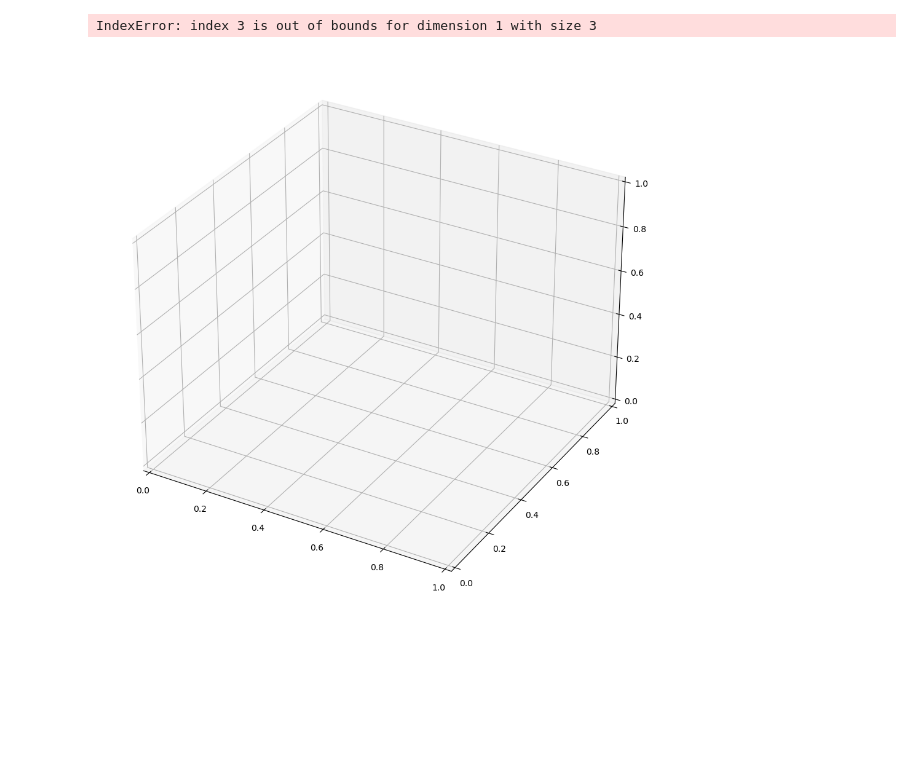
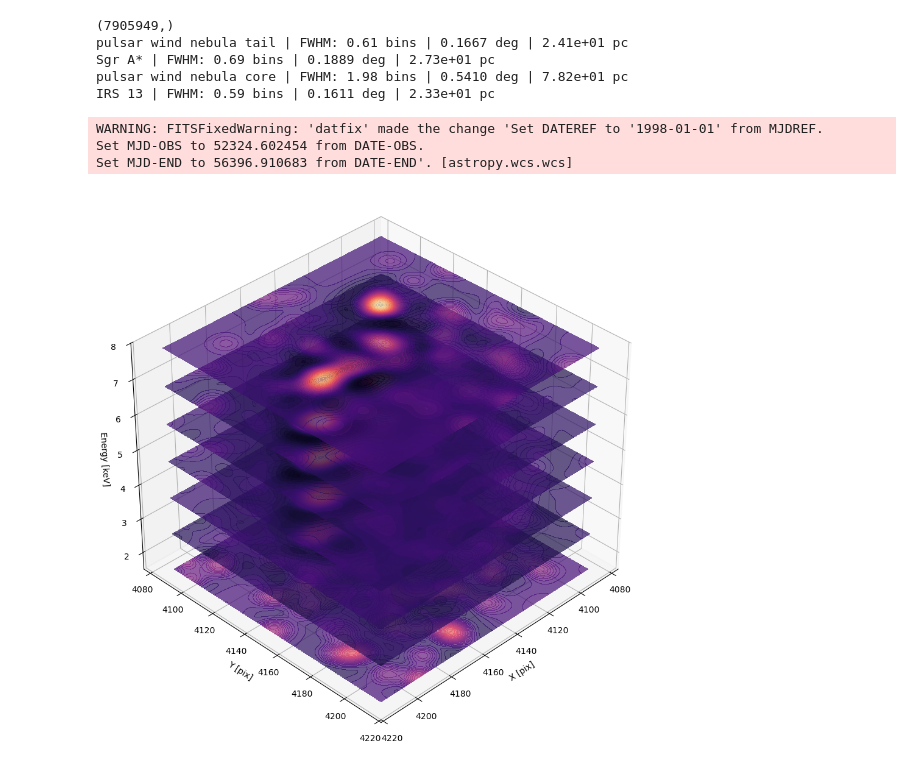
Before and after one commit to star-skelly/dogs_source_separation, a Jupyter notebook: scientific_analysis.ipynb, the cells around one changed output. Drawn from its saved outputs; the diff is of its cells as text; code cells hidden in the pictures; blank space fills up the shorter version.

Commit message:
physical coords conversion v1 (seems wrong)

```diff
--- a/scientific_analysis.ipynb
+++ b/scientific_analysis.ipynb
@@ -176,13 +176,14 @@ def energy_of_contour_ring(contour_collection, data, lvl: int, separated=True):
 def energy_density_ring(contour_collection, data, lvl: int, separated=True):
     return energy_of_contour_ring(contour_collection, data, lvl, separated) / area_of_contour_ring(contour_collection, lvl)
 # %%
-fig, (ax1, ax2) = plt.subplots(1, 2, figsize=(16, 7))
+fig, (ax1, ax2) = plt.subplots(1, 2, figsize=(14, 6))
 h2d = ax1.hist2d(subset['x'], subset['y'], bins=(BINX, BINY),
                  weights=subset['energy'],
                  cmap='plasma', norm=LogNorm())
-ax1.set_title('Global Spatial Distribution & Fitted Contours')
+#ax1.set_title('Global Spatial Distribution & Fitted Contours')
 ax1.set_axis_off()
-ax2.set_title('Radial Energy Density Profiles')
+ax1.set_title('Spatial Contouring')
+ax2.set_title('Radial Energy Density')
 ax2.set_xlabel('Contour Level')
 ax2.set_ylabel('Energy Density along Gaussian Annulus (log)')
 ax2.invert_xaxis()
@@ -201,6 +202,7 @@ for obj, cont in enumerate(contours):
     #plt.plot([energy_of_contour_ring(cont, split_sources[obj], i) for i in range(cont_lvls)], '--')
 
 plt.grid(linestyle='--', which='both')
+plt.tight_layout(w_pad=2, rect=[0.0, 0.0, 0.9, 0.9])
 plt.legend()
 plt.yscale('log')
 for i, a in enumerate(areas):
@@ -248,6 +250,8 @@ def plot_all_profiles(split_sources, contours, centers, std_devs, num_bins=15):
     if num_sources == 1:
         axes = [axes]
 
+    tot_cont_densities = []
+    tot_cont_radii = []
     for i in range(num_sources):
         ax = axes[i]
         table = split_sources[i]
@@ -290,7 +294,8 @@ def plot_all_profiles(split_sources, contours, centers, std_devs, num_bins=15):
             cont_radii.append(r_eq)
             cont_densities.append(e_ring / a_ring)
             cont_unsep_densities.append(e_ring_unseparated / a_ring)
-
+        tot_cont_densities.append(cont_densities)
+        tot_cont_radii.append(cont_radii)
 
         ax.plot(bin_centers, circ_densities, label='Separated (Circular)', alpha=0.6, lw=2, color='red', linestyle='dashed')
         ax.plot(cont_radii, cont_unsep_densities, color='purple', label=f'Unseparated (Contour)', linestyle='dashed', alpha=0.6)
@@ -308,7 +313,8 @@ def plot_all_profiles(split_sources, contours, centers, std_devs, num_bins=15):
 
     plt.tight_layout()
     plt.savefig('output/profile_comparison.png')
+    return tot_cont_radii, tot_cont_densities
 
 # To run:
-plot_all_profiles(split_sources, contours, centers, std_dev)
+contr, conte = plot_all_profiles(split_sources, contours, centers, std_dev)
 # %% [output]
@@ -316,3 +353,36 @@ plot_all_profiles(split_sources, contours, centers, std_dev)
+# %%
+from astropy.wcs.utils import proj_plane_pixel_scales
+from astropy.wcs import WCS
+from astropy.io import fits
+f = fits.open('acisi_merged.fits')
+print(fits.getdata('acisi_merged.fits').shape)
+
+w = WCS(f[1].header)
+
+# work in x-scale for now
+scales = proj_plane_pixel_scales(w)
+bin_size_x = (XMAX - XMIN) / (BINX)
+deg_per_pixel = scales[0]
+
+distance_pc = 8277 # pc ±9 to Sgr A*
+
+for i, fwhm_bins in enumerate(fwhms):
+    angular_width_deg = fwhm_bins * bin_size_x / deg_per_pixel
+    angular_width_rad = np.deg2rad(angular_width_deg)
+
+    # Physical width in ly
+    physical_width_pc = distance_pc * angular_width_rad
+
+    print(f"{objs[i]} | FWHM: {fwhm_bins:.2f} bins | {angular_width_deg:.4f} deg | {physical_width_pc:.2e} pc")
+# %% [output]
+(7905949,)
+pulsar wind nebula tail | FWHM: 0.61 bins | 0.1667 deg | 2.41e+01 pc
+Sgr A* | FWHM: 0.69 bins | 0.1889 deg | 2.73e+01 pc
+pulsar wind nebula core | FWHM: 1.98 bins | 0.5410 deg | 7.82e+01 pc
+IRS 13 | FWHM: 0.59 bins | 0.1611 deg | 2.33e+01 pc
+WARNING: FITSFixedWarning: 'datfix' made the change 'Set DATEREF to '1998-01-01' from MJDREF.
+Set MJD-OBS to 52324.602454 from DATE-OBS.
+Set MJD-END to 56396.910683 from DATE-END'. [astropy.wcs.wcs]
 # %%
 total_bands = cube.shape[0]
 energy_values = np.linspace(EMIN, EMAX, total_bands) / 1e3
@@ -320,36 +390,35 @@ skip = max(1, cube.shape[2] // BINX)
 original_res = cube.shape[2]
 x_coords = np.arange(XMIN, XMIN + original_res, skip)
 y_coords = np.arange(YMIN, YMIN + cube.shape[3], skip)
 X, Y = np.meshgrid(x_coords, y_coords)
 
 fig = plt.figure(figsize=(12, 9), constrained_layout=True)
 ax = fig.add_subplot(111, projection='3d')
 
 step = 8
 for i in range(0, total_bands, step):
     actual_energy = energy_values[i]  # Get the physical energy value
-    slice_data = cube[i, 3]
+    slice_data = cube[i, 2]
 
     ax.contourf(X, Y, slice_data,
                 zdir='z',
                 offset=actual_energy,
                 cmap='magma',
                 levels=50,
                 alpha=0.7)
 
 # --- Fix the Z-Axis and Labels ---
 ax.set_zlim(EMIN / 1e3, EMAX / 1e3)
 ax.set_xlabel('X [pix]')
 ax.set_ylabel('Y [pix]')
 ax.set_zlabel('Energy [keV]', labelpad=2) # Added padding to prevent cutoff
 
 ax.set_box_aspect((1, 1, 0.8)) # can stretch any axis
 ax.view_init(elev=35, azim=45)
 
 plt.show()
 # %% [output]
-IndexError: index 3 is out of bounds for dimension 1 with size 3
-[figure, old version]
+[figure, new version]
 # %%
 import matplotlib.pyplot as plt
 import numpy as np
```
Also changed, not shown: parts of 6 cells of this notebook.
